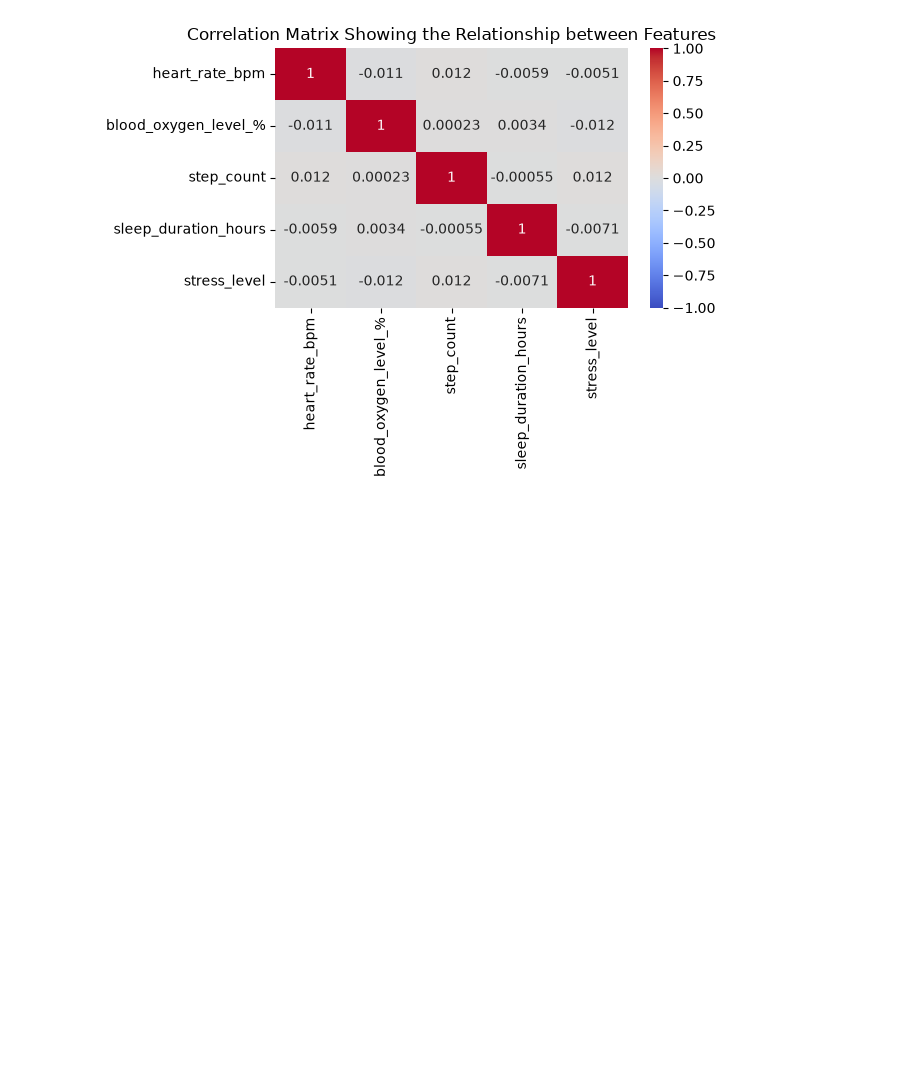
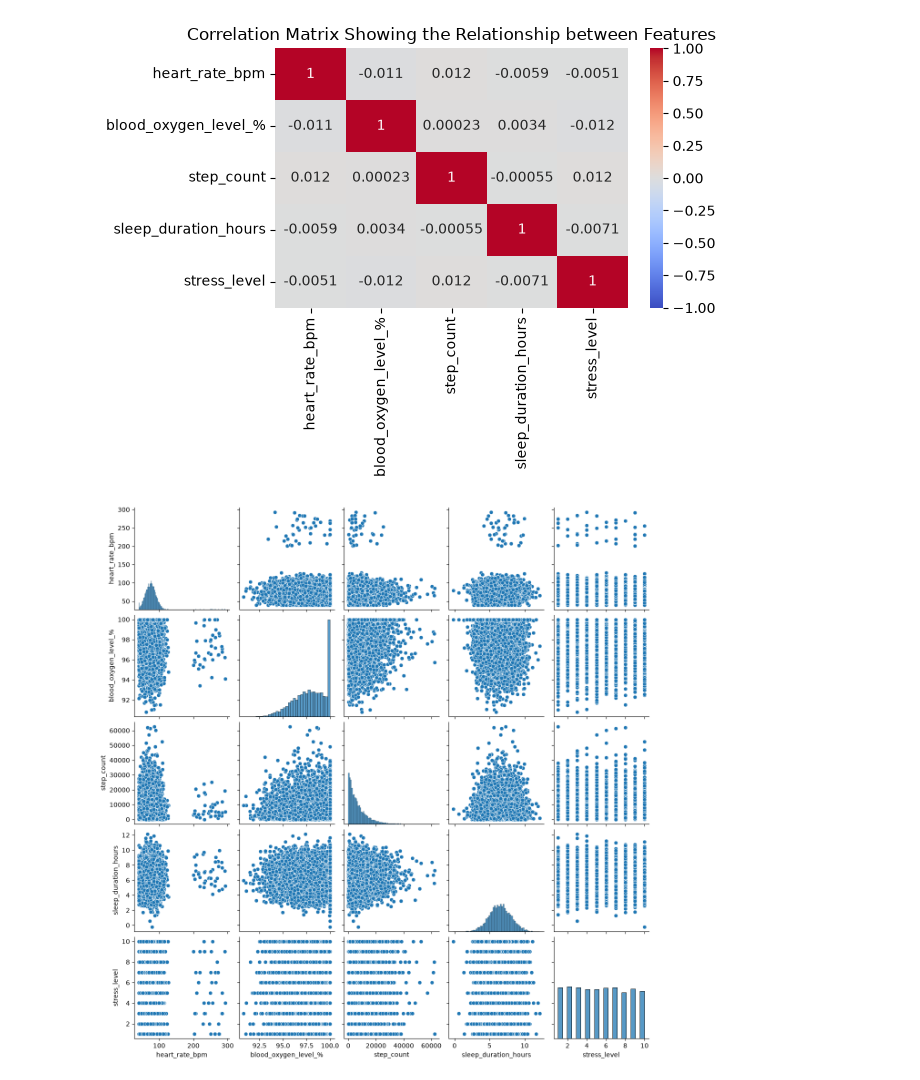
Before and after one commit to Oluwatomilola-Affar/Smartwatch-and-Health-Analysis, a Jupyter notebook: clean_data.ipynb, the cells around one changed output. Drawn from its saved outputs; the diff is of its cells as text; code cells hidden in the pictures; blank space fills up the shorter version.

Commit message:
Updated Final Commit: Pairplot

```diff
--- a/clean_data.ipynb
+++ b/clean_data.ipynb
@@ -103,3 +104,9 @@ plt.tight_layout()
 plt.show()
 # %% [output]
 [figure]
+# %%
+#Creating a Scatterplot to confirm if variables have a non-linear relationship
+sns.pairplot(df)
+plt.show()
+# %% [output]
+[figure, added]
```
Also changed, not shown: parts of 1 cell of this notebook.
